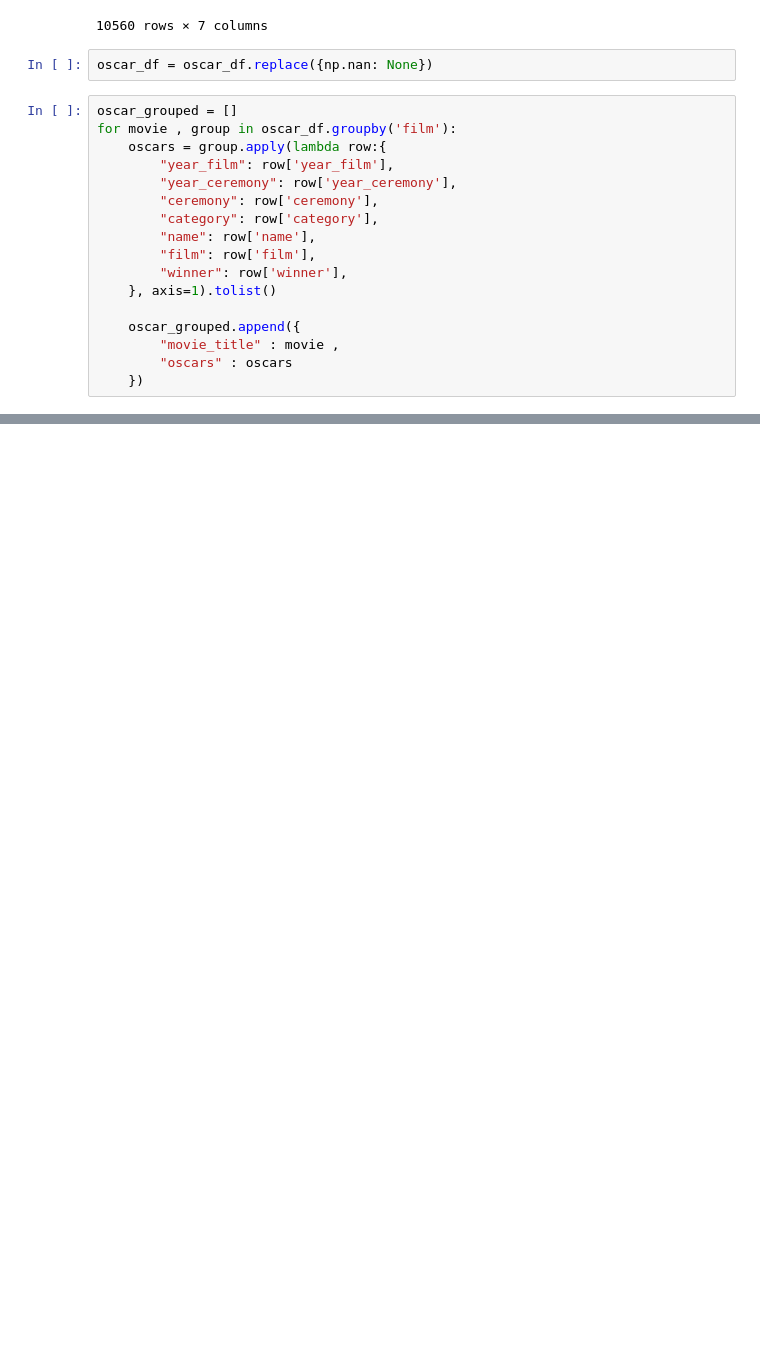
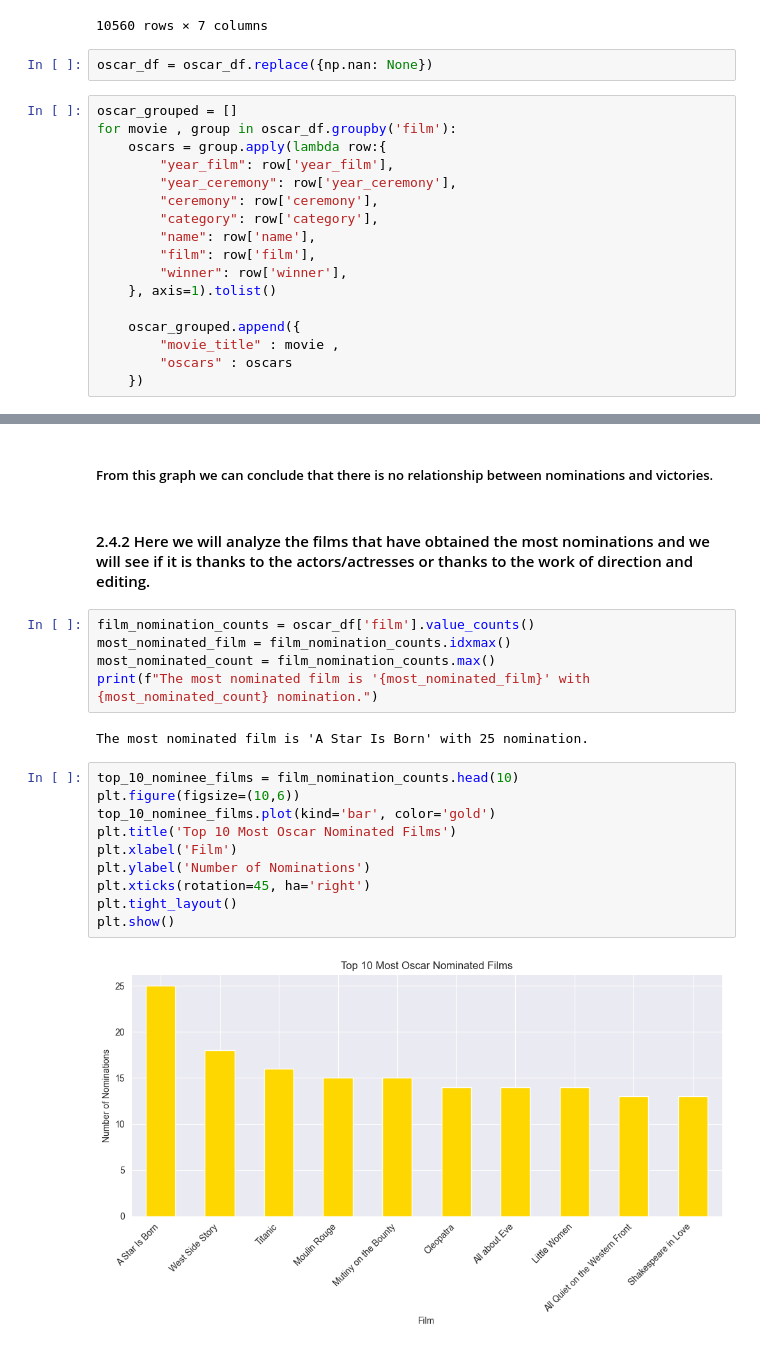
Before and after one commit to SacchettiLorenzo/IUMTWEB_DataAnalysis, a Jupyter notebook: data cleaning/Oscar.ipynb, the cells around one changed output, grey strips where cells are left out. Cells and saved outputs as stored; diff of their text form; blank space fills up the shorter version.

```diff
--- a/data cleaning/Oscar.ipynb
+++ b/data cleaning/Oscar.ipynb
@@ -123,0 +196,23 @@ InsertManyResult([ObjectId('675e13f5212c08a76a3fd0a2'), ObjectId('675e13f5212c08
+# %% [markdown]
+##### From this graph we can conclude that there is no relationship between nominations and victories.
+# %% [markdown]
+#### 2.4.2 Here we will analyze the films that have obtained the most nominations and we will see if it is thanks to the actors/actresses or thanks to the work of direction and editing.
+# %%
+film_nomination_counts = oscar_df['film'].value_counts()
+most_nominated_film = film_nomination_counts.idxmax()
+most_nominated_count = film_nomination_counts.max()
+print(f"The most nominated film is '{most_nominated_film}' with {most_nominated_count} nomination.")
+# %% [output]
+The most nominated film is 'A Star Is Born' with 25 nomination.
+# %%
+top_10_nominee_films = film_nomination_counts.head(10)
+plt.figure(figsize=(10,6))
+top_10_nominee_films.plot(kind='bar', color='gold')
+plt.title('Top 10 Most Oscar Nominated Films')
+plt.xlabel('Film')
+plt.ylabel('Number of Nominations')
+plt.xticks(rotation=45, ha='right')
+plt.tight_layout()
+plt.show()
+# %% [output]
+[figure, added]
```
Also changed, not shown: parts of 28 cells of this notebook.
